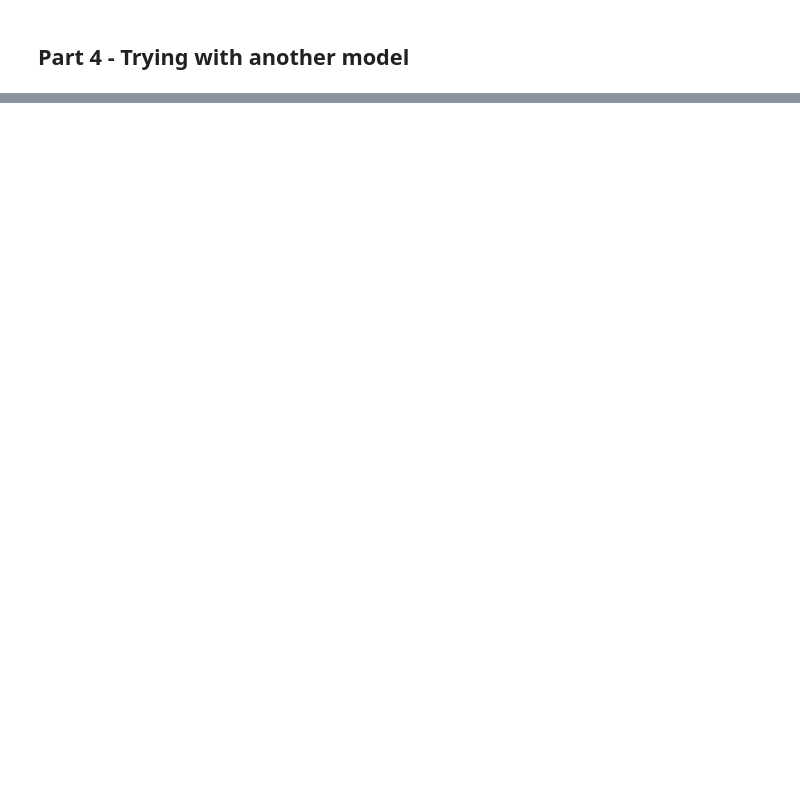
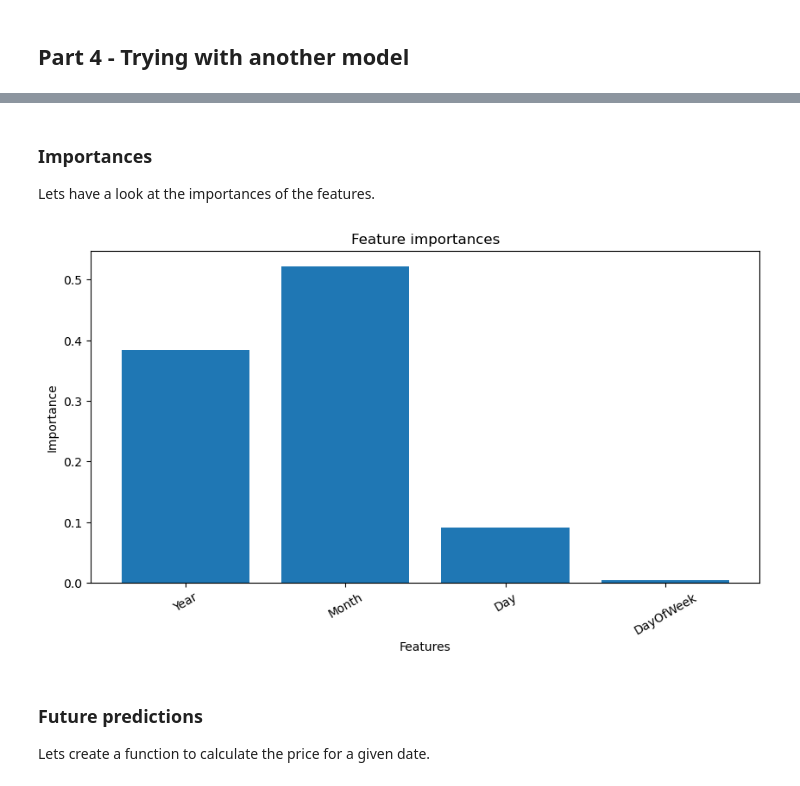
Before and after one commit to SindreSau/ML-Assignment_2, a Jupyter notebook: Assignment2.ipynb, the cells around one changed output, grey strips where cells are left out. Drawn from its saved outputs; the diff is of its cells as text; code cells hidden in the pictures; blank space fills up the shorter version.

```diff
--- a/Assignment2.ipynb
+++ b/Assignment2.ipynb
@@ -379,0 +356,13 @@ The actual closing price of Tesla stock for 2023-10-30 is: $197.36
+# %%
+# We split the dataframe into features X and target Y
+X = df.drop(['Close'], axis=1)
+Y = df['Close']
+
+# We also split the data into training and testing sets (80% training, 20% testing)
+x_train, x_test, y_train, y_test = train_test_split(X, Y, test_size=0.2, random_state=1)
+
+# GradientBoostingRegressor model with default parameters
+model = GradientBoostingRegressor()
+
+# Then we fit the model to the training data
+model.fit(x_train, y_train)
@@ -379,0 +522,17 @@ The actual closing price of Tesla stock for 2023-10-30 is: $197.36
+# %% [markdown]
+### Importances
+Lets have a look at the importances of the features.
+# %%
+# We can read the feature importances from the model
+plt.figure(figsize=(10, 5))
+plt.bar(x_train.columns, model_tuned.feature_importances_)
+plt.title('Feature importances')
+plt.xlabel('Features')
+plt.ylabel('Importance')
+plt.xticks(rotation=30)
+plt.show()
+# %% [output]
+[figure, added]
+# %% [markdown]
+### Future predictions
+Lets create a function to calculate the price for a given date.
```
Also changed, not shown: parts of 71 cells of this notebook.
